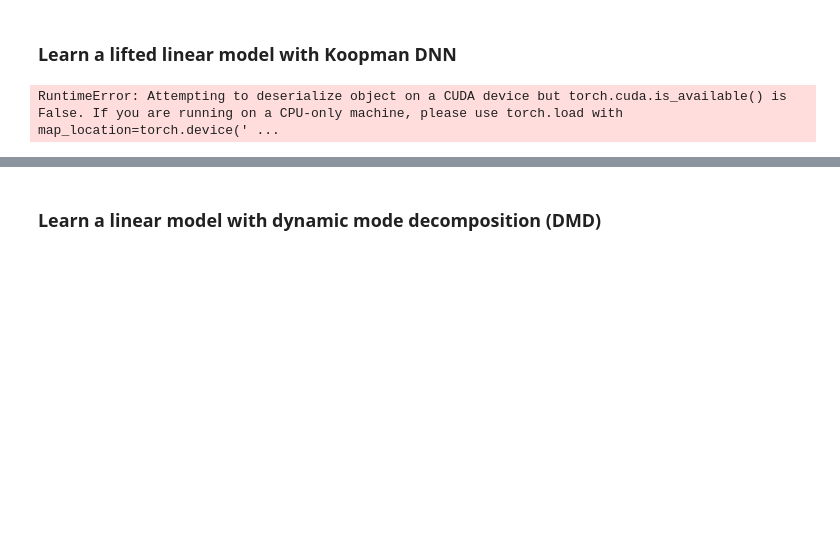
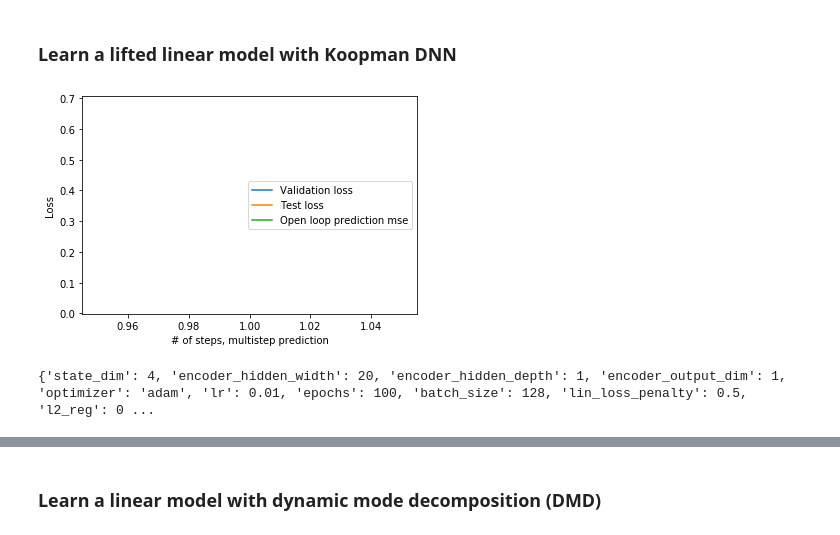
Before and after one commit to Cafolkes/koopman_learning_and_control, a Jupyter notebook: working_files/bkeedmd/analytic_koop_sys_mod.ipynb, the cells around one changed output, grey strips where cells are left out. Saved outputs shown, nothing was run; the diff lists cells and outputs as text; code cells hidden in the pictures; blank space fills up the shorter version.

```diff
--- a/working_files/bkeedmd/analytic_koop_sys_mod.ipynb
+++ b/working_files/bkeedmd/analytic_koop_sys_mod.ipynb
@@ -91,9 +91,9 @@ of the desired trajectory may be necessary for more demanding applications and t
 - Data set with signal and process noise
 # %%
 # Data collection parameters:
-collect_data = True
+collect_data = False
 dt = 1.0e-2                                                         # Time step length
-traj_length_dc = 8.                                                 # Trajectory length, data collection
+traj_length_dc = 4.                                                 # Trajectory length, data collection
 n_pred_dc = int(traj_length_dc/dt)                                  # Number of time steps, data collection
 t_eval = dt * np.arange(n_pred_dc + 1)                              # Simulation time points
 n_traj_train = 100                                                     # Number of trajectories to execute, data collection
@@ -118,5 +118,5 @@ if collect_data:
     outfile.close()
 else:
     infile = open(directory + '/data/' + sys_name + '_data.pickle', 'rb')
-    xs_train, t_train, n_traj_train, xs_val, t_val, n_traj_val, t_eval_test, n_traj_test = dill.load(infile)
+    xs_train, t_train, n_traj_train, xs_val, t_val, n_traj_val = dill.load(infile)
     infile.close()
@@ -128,16 +125,16 @@ else:
 # %%
 net_params = {}
 net_params['state_dim'] = n
-net_params['encoder_hidden_width'] = 40
-net_params['encoder_hidden_depth'] = 2
-net_params['encoder_output_dim'] = 10
+net_params['encoder_hidden_width'] = 20
+net_params['encoder_hidden_depth'] = 1
+net_params['encoder_output_dim'] = 1
 net_params['optimizer'] = 'adam'
-net_params['lr'] = 1e-4
-net_params['epochs'] = 50
+net_params['lr'] = 1e-2
+net_params['epochs'] = 100
 net_params['batch_size'] = 128
-net_params['lin_loss_penalty'] = 5e-1/net_params['encoder_output_dim']
-net_params['l2_reg'] = 1e-4
-net_params['l1_reg'] = 1e-5
+net_params['lin_loss_penalty'] = 0.5 #5e-1/net_params['encoder_output_dim']
+net_params['l2_reg'] = 0
+net_params['l1_reg'] = 0
 net_params['n_multistep'] = 1
 net_params['first_obs_const'] = True
 net_params['override_kinematics'] = True
@@ -145,27 +142,28 @@ net_params['dt'] = dt
 # %%
 import dill, os, torch
 
 infile = open(os.path.abspath('') + '/data/analytic_koop_sys_best_params.pickle', 'rb')
-best_config_lst, val_loss, test_loss, open_loop_mse, open_loop_std = torch.load(infile, map_location='cpu')
+best_config_lst, val_loss, test_loss, open_loop_mse, open_loop_std = dill.load(infile)
 infile.close()
 
 n_multistep_lst = [conf['n_multistep'] for conf in best_config_lst]
 plt.figure()
 plt.plot(n_multistep_lst, val_loss, label='Validation loss')
 plt.plot(n_multistep_lst, test_loss, label='Test loss')
 plt.plot(n_multistep_lst, open_loop_mse, label='Open loop prediction mse')
 plt.legend()
 plt.xlabel('# of steps, multistep prediction')
 plt.ylabel('Loss')
 plt.show()
-net_params = best_config_lst[0]
+#net_params = best_config_lst[0]
 #net_params['encoder_output_dim'] = 1
 #net_params['n_multistep'] = 1
 #net_params['encoder_hidden_dim'] = [200, 200]
 #print(net_params)
-print(best_config_lst[0])
+print(net_params)
 # %% [output]
+[figure, added]
-RuntimeError: Attempting to deserialize object on a CUDA device but torch.cuda.is_available() is False. If you are running on a CPU-only machine, please use torch.load with map_location=torch.device(' ...
+{'state_dim': 4, 'encoder_hidden_width': 20, 'encoder_hidden_depth': 1, 'encoder_output_dim': 1, 'optimizer': 'adam', 'lr': 0.01, 'epochs': 100, 'batch_size': 128, 'lin_loss_penalty': 0.5, 'l2_reg': 0 ...
 # %%
 from koopman_core.learning import KoopmanNetAut
 
```
Also changed, not shown: parts of 10 cells of this notebook, 11 other files.
